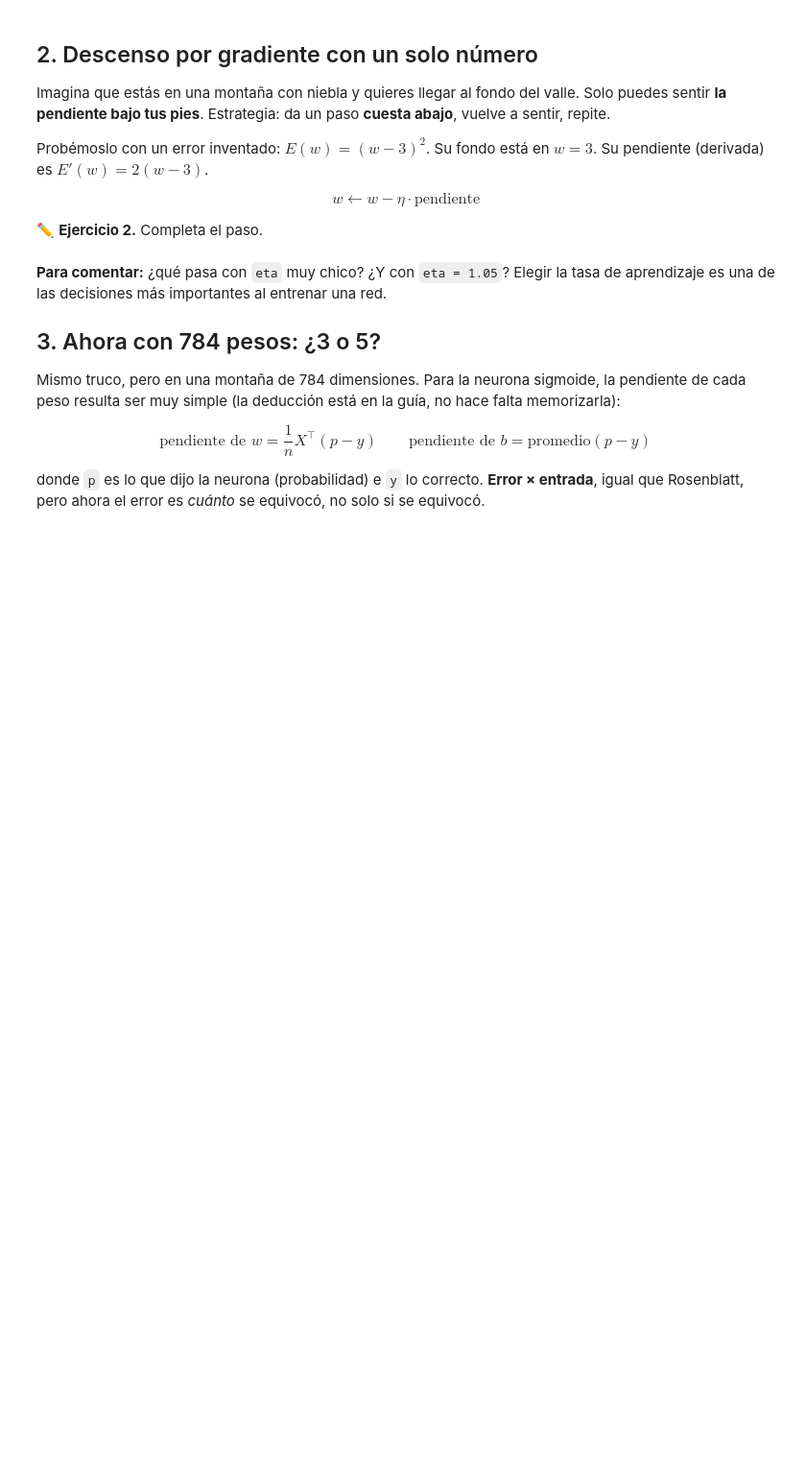
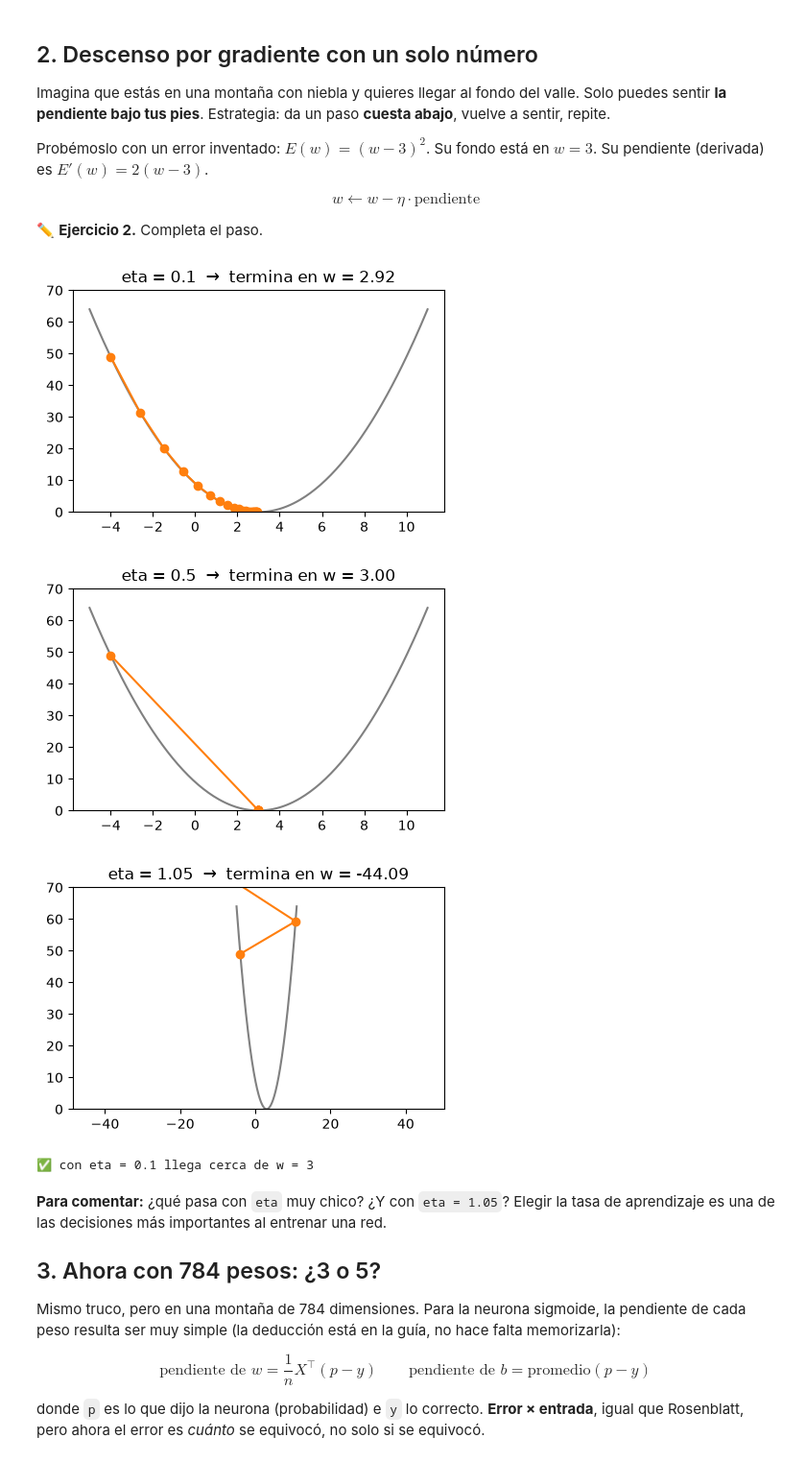
Before and after one commit to pibenitezq126/redes-neuronales-practicas, a Jupyter notebook: proyecto/P3_aprender_con_gradiente.ipynb, the cells around one changed output. Shown at 96% size. Cells and saved outputs as stored; diff of their text form; code cells hidden in the pictures; blank space fills up the shorter version.

```diff
--- a/proyecto/P3_aprender_con_gradiente.ipynb
+++ b/proyecto/P3_aprender_con_gradiente.ipynb
@@ -46,21 +50,27 @@ $$w \leftarrow w - \eta \cdot \text{pendiente}$$
 # %%
 def bajar(eta, pasos=20, w=-4.0):
     camino = [w]
     for _ in range(pasos):
         pendiente = 2 * (w - 3)
-        w = ...
+        w = w - eta * pendiente
         camino.append(w)
     return np.array(camino)
 
 ws = np.linspace(-5, 11, 200)
 for eta in [0.1, 0.5, 1.05]:     # 🔁 prueba otros valores
     c = bajar(eta)
     plt.figure(figsize=(5, 3))
     plt.plot(ws, (ws - 3) ** 2, color="gray")
     plt.plot(c, (c - 3) ** 2, "o-", color="tab:orange")
     plt.ylim(0, 70); plt.title(f"eta = {eta}  →  termina en w = {c[-1]:.2f}"); plt.show()
+# %% [output]
+[figure, added]
+[figure, added]
+[figure, added]
 # %%
 ok(abs(bajar(0.1)[-1] - 3) < 0.2, "con eta = 0.1 llega cerca de w = 3")
+# %% [output]
+✅ con eta = 0.1 llega cerca de w = 3
 # %% [markdown]
 **Para comentar:** ¿qué pasa con `eta` muy chico? ¿Y con `eta = 1.05`? Elegir la tasa de aprendizaje es una de
 las decisiones más importantes al entrenar una red.
```
Also changed, not shown: parts of 6 cells of this notebook, 3 other files.
